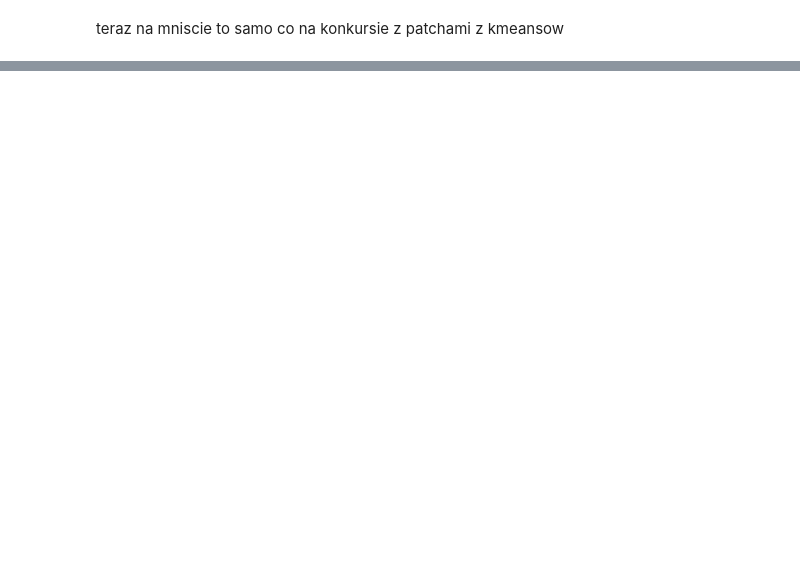
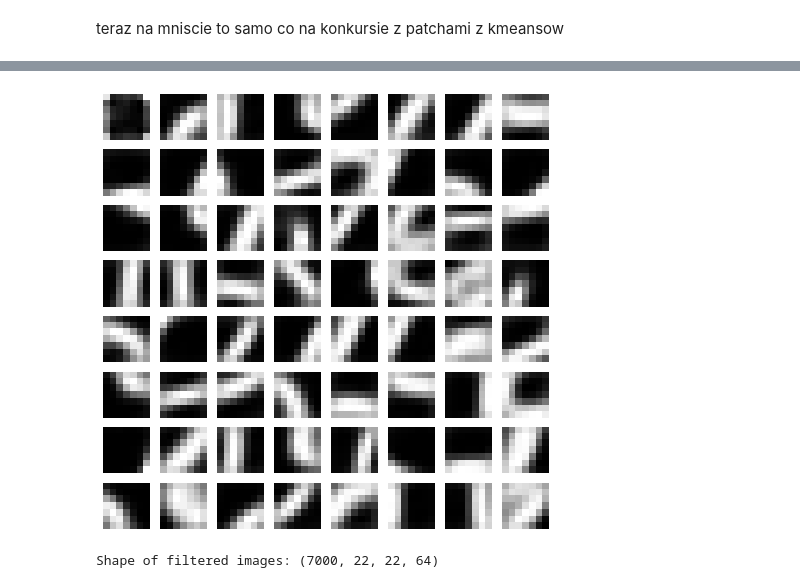
Before and after one commit to marekpiotradamczyk/deeplearninglaboratory, a Jupyter notebook: od_zera_do_wariacyjnego_autoenkodera/konwolucje/konwolucje.ipynb, the cells around one changed output, grey strips where cells are left out. Saved outputs shown, nothing was run; the diff lists cells and outputs as text; code cells hidden in the pictures; blank space fills up the shorter version.

```diff
--- a/od_zera_do_wariacyjnego_autoenkodera/konwolucje/konwolucje.ipynb
+++ b/od_zera_do_wariacyjnego_autoenkodera/konwolucje/konwolucje.ipynb
@@ -30,0 +212,4 @@ regresja logistyczna na przetransformowanych obrazkach ale train_data[::10]
+# %%
+X_train_with_conv=X_train.reshape(-1,28, 28)
+X_test_with_conv=X_test.reshape(-1,28, 28)
+print(X_train_with_conv.shape)
@@ -69,2 +253,20 @@ print(f"Test accuracy: {test_acc}")
 # %% [markdown]
 teraz na mniscie to samo co na konkursie z patchami z kmeansow
+# %%
+PATCH_SIZE = 7
+STRIDE = 7
+patch_num = 7000*4
+patches = []
+
+for i in range(patch_num):
+  for r in range(28-PATCH_SIZE+1):
+    for c in range(28-PATCH_SIZE+1):
+      patch = X_train_with_conv[i][c:(c+PATCH_SIZE),r:(r+PATCH_SIZE)]
+      #print(patch.shape)
+      #patch_norm = normalize_patch(patch, eps=10)
+      patches.append(patch.flatten())
+  if len(patches) >= patch_num:
+    break
+
+P = np.vstack(patches)
+print(P.shape)
@@ -70,0 +275,10 @@ teraz na mniscie to samo co na konkursie z patchami z kmeansow
+# %%
+from sklearn.cluster import KMeans, MiniBatchKMeans
+import numpy as np
+k_root=8
+k=64 #trochę jak 32 filtry w 1 warstwie sieci
+kmeans = MiniBatchKMeans(n_clusters=k, random_state=0, verbose=True, n_init=1, max_iter=200, batch_size=7000).fit(P)
+kmeans.labels_
+kmeans.cluster_centers_
+filters_final = kmeans.cluster_centers_
+filters_final.shape
@@ -70,0 +304,32 @@ teraz na mniscie to samo co na konkursie z patchami z kmeansow
+# %%
+plt.figure(figsize=(k_root,k_root))
+for xx in range(k):
+    plt.subplot(k_root,k_root,xx+1)
+    plt.imshow((filters_final[xx]).reshape(PATCH_SIZE, PATCH_SIZE), cmap=plt.get_cmap('gray'))
+    plt.axis('off')
+# %% [output]
+[figure, added]
+# %%
+# użyjemy bibliotecznej implementacji konwolucji - jest szybsza
+from scipy.signal import convolve2d
+
+def apply_filters(X_train, filters):
+    num_samples, height, width = X_train.shape
+    num_filters = len(filters)
+    output = np.zeros((num_samples, height - filters[0].shape[0] + 1, width - filters[0].shape[1] + 1, num_filters))
+
+    for i in range(num_samples):
+        for j, kernel in enumerate(filters):
+            #można uruchomić to z naszą funkcją convolve, ale wbudowana funkcja będzie znacznie szybsza od działania na pythonowych tablicach
+            output[i, :, :, j] = convolve2d(X_train[i], kernel, mode='valid')
+
+    return output
+
+k_means_filters=filters_final.reshape(-1,7,7)
+# Apply filters to X_train
+filtered_k_means = apply_filters(X_train_with_conv, k_means_filters)
+
+# Output the shape of the filtered images array
+print("Shape of filtered images:", filtered_k_means.shape)
+# %% [output]
+Shape of filtered images: (7000, 22, 22, 64)
```
Also changed, not shown: parts of 46 cells of this notebook, 3 other files.
